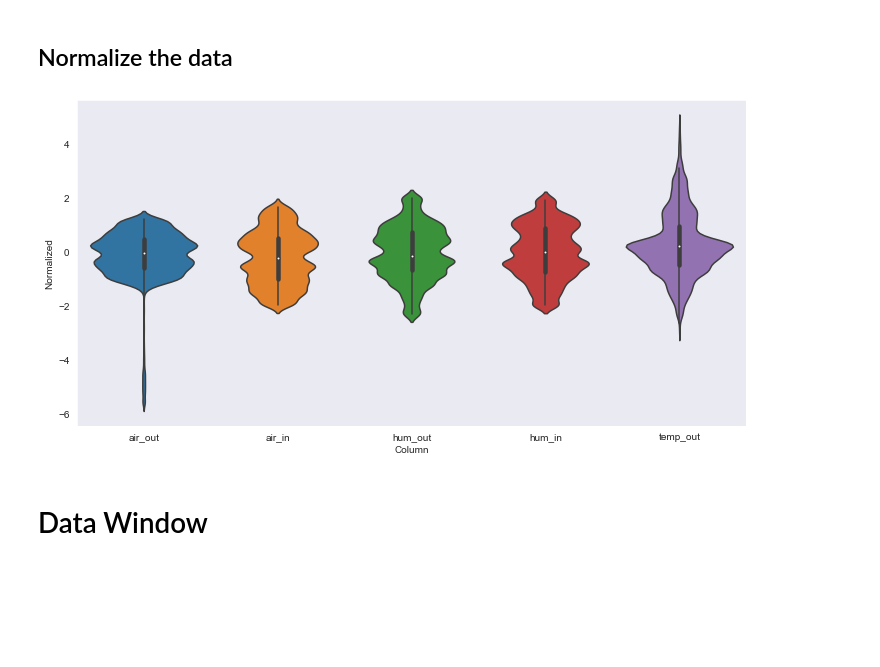
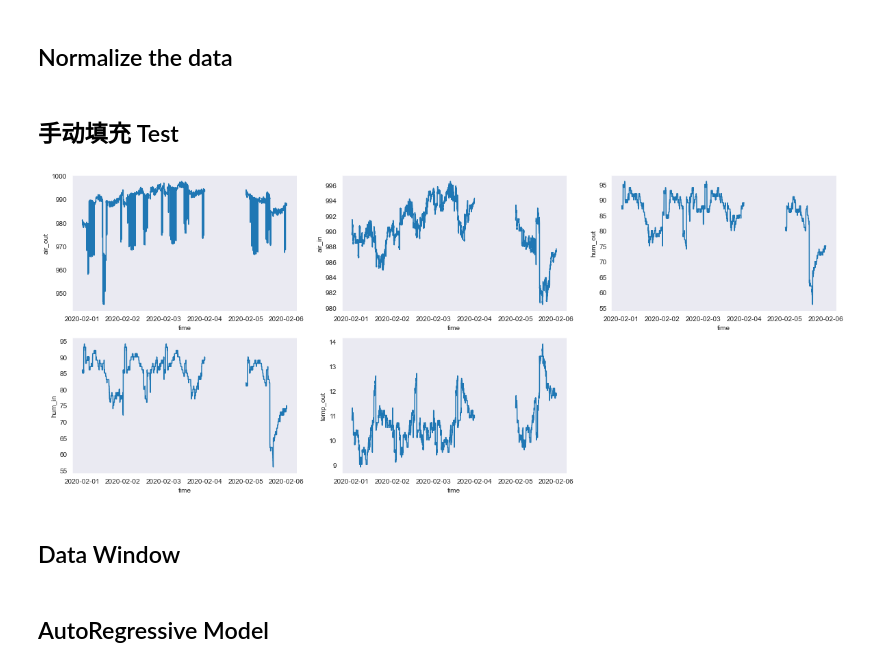
Before and after one commit to LiuHDme/TempPrediction, a Jupyter notebook: final.ipynb, the cells around one changed output. Drawn from its saved outputs; the diff is of its cells as text; code cells hidden in the pictures; blank space fills up the shorter version.

```diff
--- a/final.ipynb
+++ b/final.ipynb
@@ -142,15 +143,14 @@ for df in [train_final, test_final]:
 ## Split the data
 # %%
 features = ['temp_out', 'hum_out', 'air_out', 'hum_in', 'air_in', 'temp_in', 'day sin', 'day cos', 'hour sin', 'hour cos', 'minute sin', 'minute cos']
-train_final = train_final[features]
 column_indices = {name: i for i, name in enumerate(features)}
 
 n = len(train_final)
-train_df = train_final[0:int(n*0.7)].copy()
-val_df = train_final[int(n*0.7):int(n*0.9)].copy()
-test_df = train_final[int(n*0.9):].copy()
+train_df = train_final[0:int(n*0.7)].copy()[features]
+val_df = train_final[int(n*0.7):int(n*0.9)].copy()[features]
+test_df = train_final[int(n*0.9):].copy()[features]
 
-num_features = train_final.shape[1]
+num_features = len(features)
 # %% [markdown]
 ## Normalize the data
 # %%
@@ -166,10 +166,32 @@ df_std = df_std.melt(var_name='Column', value_name='Normalized')
 plt.figure(figsize=(12, 6))
 ax = sns.violinplot(x='Column', y='Normalized', data=df_std)
 _ = ax.set_xticklabels(train_final[cols].keys())
-# %% [output]
-[figure, removed]
+# %% [markdown]
+## 手动填充 Test
+# %%
+train_final.fillna(method='ffill', inplace=True)
+# %%
+for d in [1,2,3,5]:
+    for h in range(0, 24, 2):
+        h_2 = h+2 if h != 22 else 0
+        d_1 = 22 if h != 22 else 21
+        d_2 = d if h != 22 else d+1
+        train_series = train_final[(train_final.time >= '2020-01-{} {}:10'.format(d_1, h)) & (train_final.time < '2020-01-22 {}:10'.format(h_2))][cols]
+        test_series = test_final[test_final.time == '2020-02-{} {}:10:30'.format(d, h)][cols]
+        residual = train_series[:1].values - test_series.head(1).values
+        try:
+            test_final.loc[(test_final.time > '2020-02-{} {}:10:30'.format(d, h)) & (test_final.time < '2020-02-{} {}:10:30'.format(d_2, h_2)), cols] = (train_series[1:] - residual).values
+        except:
+            test_final.loc[(test_final.time > '2020-02-{} {}:10:30'.format(d, h)) & (test_final.time < '2020-02-{} {}:10:30'.format(d_2, h_2)), cols] = (train_series[1:] - residual).values[:109]
+# %%
+fig = plt.figure(figsize=(20, 8))
+for i, feat in enumerate(cols):
+    plt.subplot(2,3,i+1)
+    sns.lineplot(x='time', y=feat, data=test_final)
+# %% [output]
+[figure, added]
 # %% [markdown]
-# Data Window
+## Data Window
 # %%
 class WindowGenerator():
     def __init__(self, input_width, label_width, shift,
@@ -296,0 +326,2 @@ w1 = WindowGenerator(input_width=24, label_width=1, shift=24, label_columns=['hu
+# %% [markdown]
+## AutoRegressive Model
```
Also changed, not shown: parts of 9 cells of this notebook, 1 other file.
